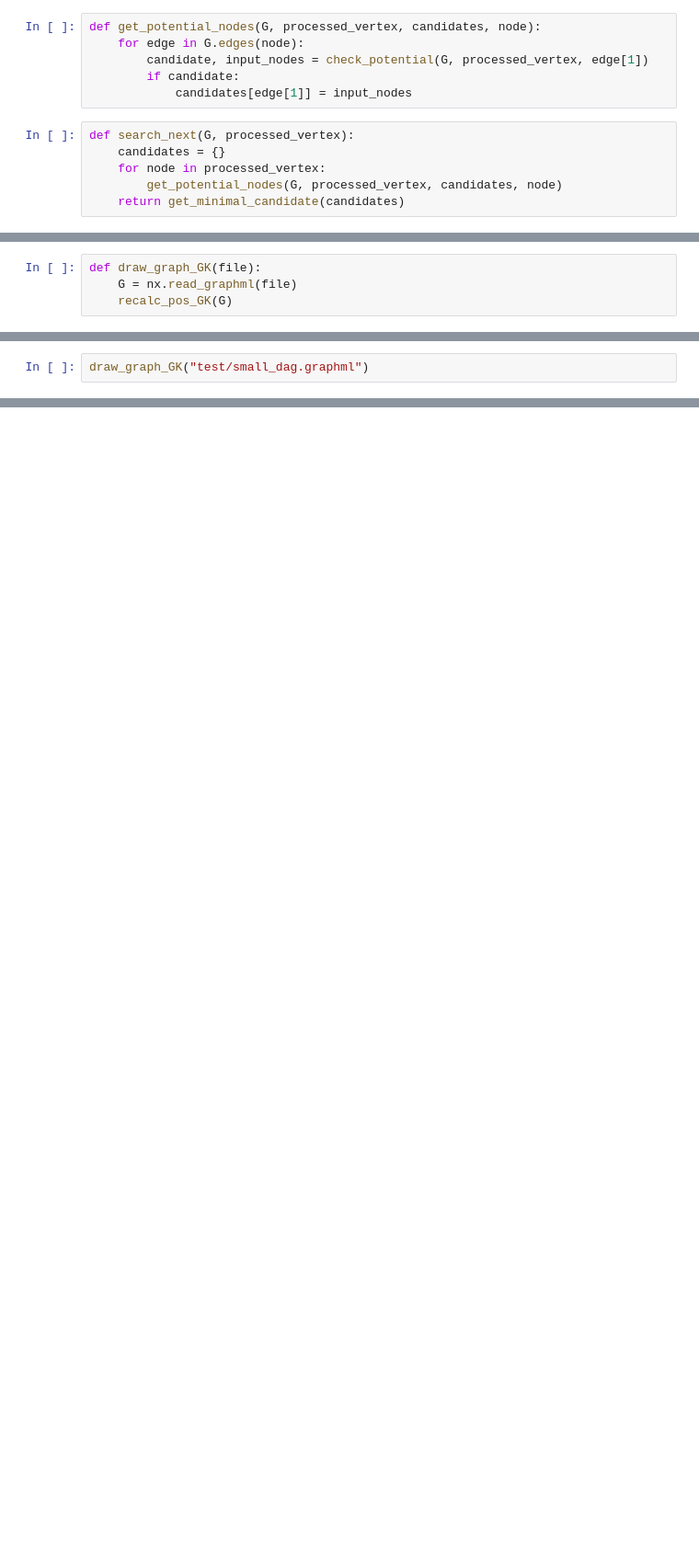
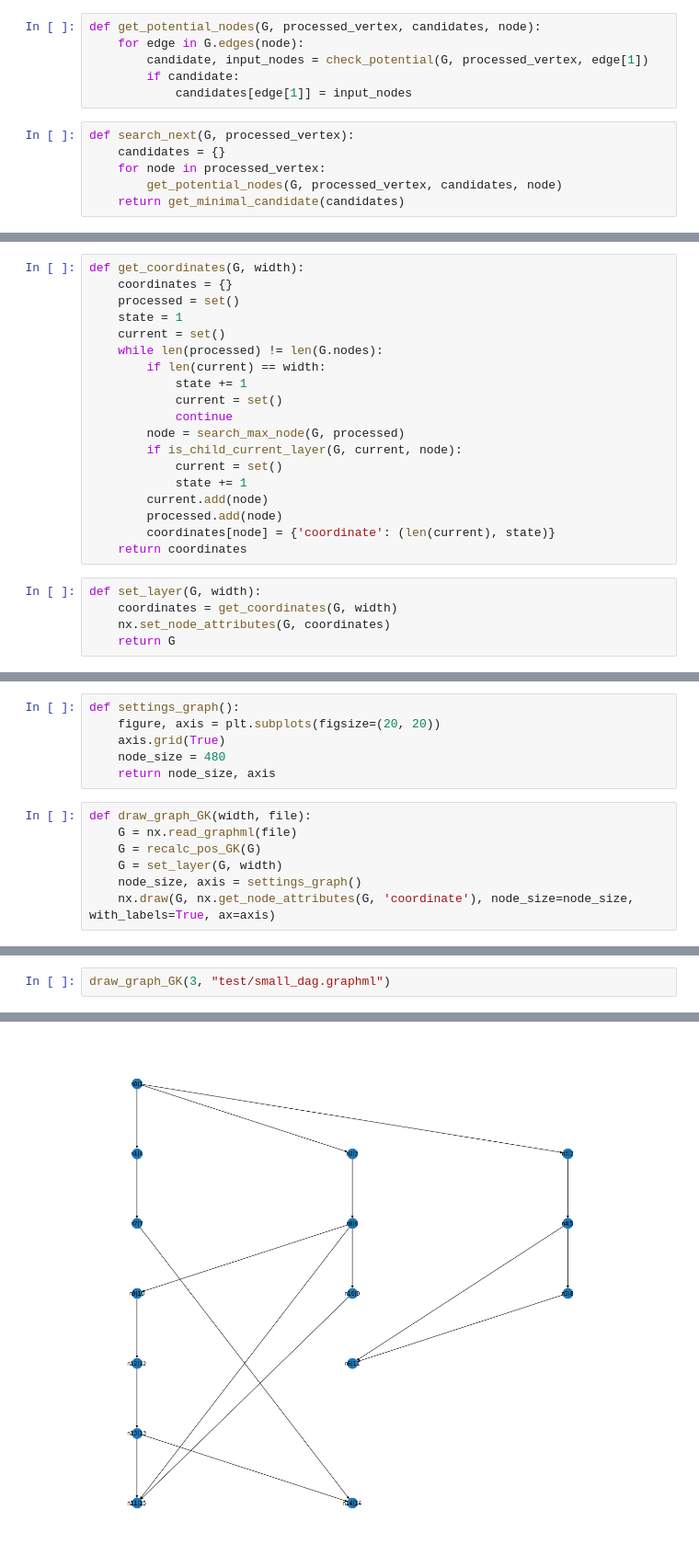
Before and after one commit to Tiger20111/ATD, a Jupyter notebook: homework2/Untitled.ipynb, the cells around one changed output, grey strips where cells are left out. Shown at 92% size. Cells and saved outputs as stored; diff of their text form; blank space fills up the shorter version.

```diff
--- a/homework2/Untitled.ipynb
+++ b/homework2/Untitled.ipynb
@@ -118,0 +149,24 @@ def recalc_pos_GK(G):
+# %%
+def get_coordinates(G, width):
+    coordinates = {}
+    processed = set()
+    state = 1
+    current = set()
+    while len(processed) != len(G.nodes):
+        if len(current) == width:
+            state += 1
+            current = set()
+            continue
+        node = search_max_node(G, processed)
+        if is_child_current_layer(G, current, node):
+            current = set()
+            state += 1
+        current.add(node)
+        processed.add(node)
+        coordinates[node] = {'coordinate': (len(current), state)}
+    return coordinates
+# %%
+def set_layer(G, width):
+    coordinates = get_coordinates(G, width)
+    nx.set_node_attributes(G, coordinates)
+    return G
@@ -119,4 +175,13 @@ def recalc_pos_GK(G):
+# %%
+def settings_graph():
+    figure, axis = plt.subplots(figsize=(20, 20))
+    axis.grid(True)
+    node_size = 480
+    return node_size, axis
 # %%
-def draw_graph_GK(file):
+def draw_graph_GK(width, file):
     G = nx.read_graphml(file)
-    recalc_pos_GK(G)
+    G = recalc_pos_GK(G)
+    G = set_layer(G, width)
+    node_size, axis = settings_graph()
+    nx.draw(G, nx.get_node_attributes(G, 'coordinate'), node_size=node_size, with_labels=True, ax=axis)
@@ -123,3 +196,3 @@ def draw_graph_GK(file):
 # %%
-draw_graph_GK("test/small_dag.graphml")
+draw_graph_GK(3, "test/small_dag.graphml")
 # %% [output]
@@ -127,0 +199 @@ TypeError: can only concatenate str (not "int") to str
+[figure, added]
```
Also changed, not shown: parts of 20 cells of this notebook.
